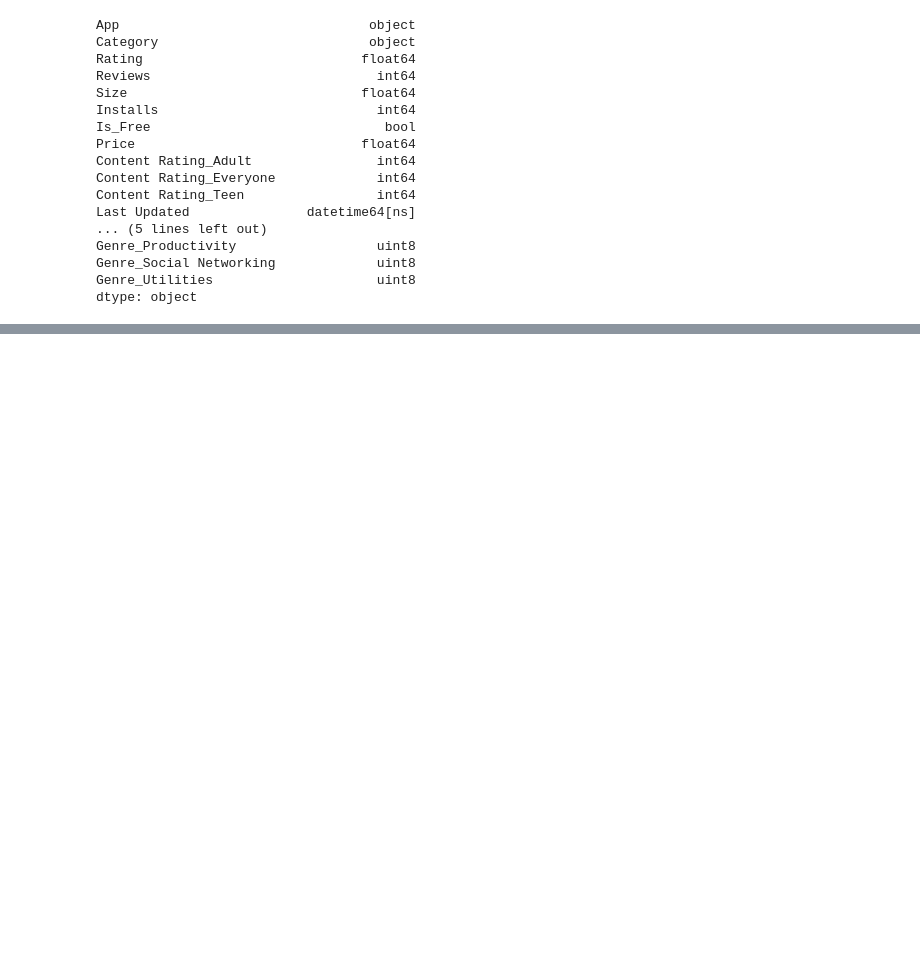
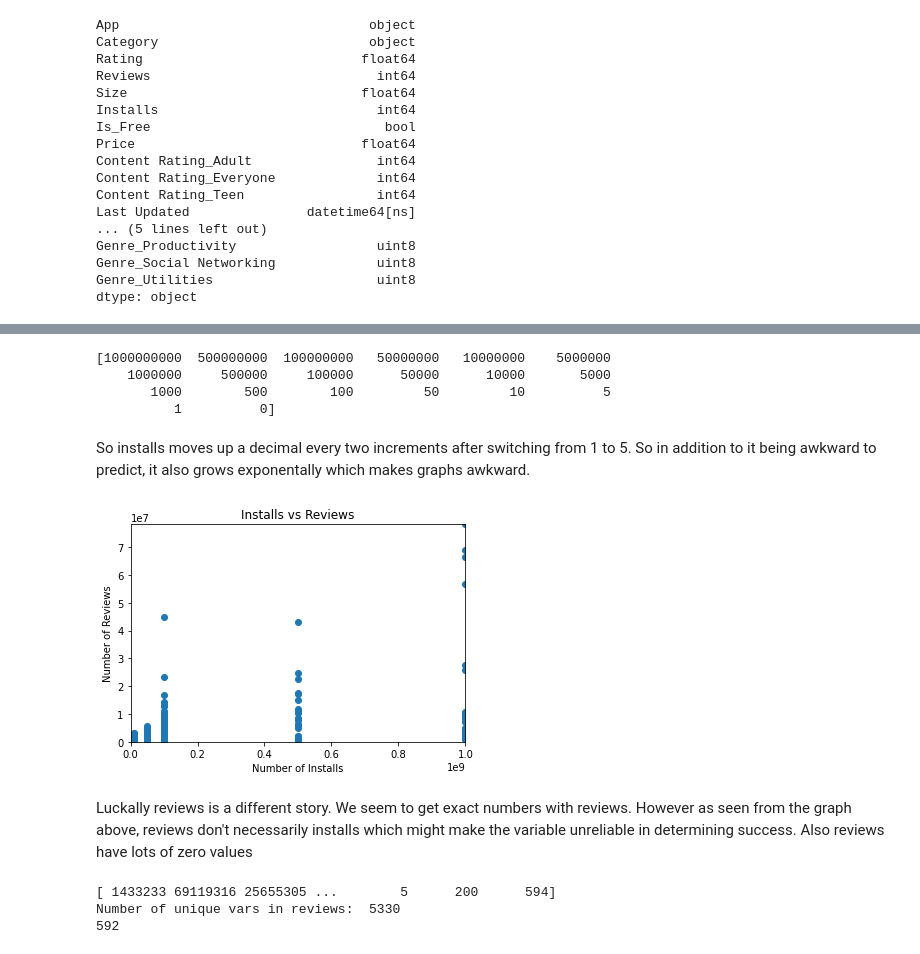
Before and after one commit to clabbott/app-data-analysis, a Jupyter notebook: FPT/Final_Proj_Tutorial.ipynb, the cells around one changed output, grey strips where cells are left out. Saved outputs shown, nothing was run; the diff lists cells and outputs as text; code cells hidden in the pictures; blank space fills up the shorter version.

```diff
--- a/FPT/Final_Proj_Tutorial.ipynb
+++ b/FPT/Final_Proj_Tutorial.ipynb
@@ -269,0 +320,30 @@ dtype: object
+# %%
+#amount of unique values in Installs
+print(df["Installs"].unique())
+# %% [output]
+[1000000000  500000000  100000000   50000000   10000000    5000000
+    1000000     500000     100000      50000      10000       5000
+       1000        500        100         50         10          5
+          1          0]
+# %% [markdown]
+So installs moves up a decimal every two increments after switching from 1 to 5. So in addition to it being awkward to predict, it also grows exponentally which makes graphs awkward.
+# %%
+plt.xlabel("Number of Installs")
+plt.ylabel("Number of Reviews")
+plt.title("Installs vs Reviews")
+plt.scatter(df["Installs"],df["Reviews"])
+plt.xlim(df["Installs"].min(), df["Installs"].max())
+plt.ylim(df["Reviews"].min(), df["Reviews"].max())
+plt.autoscale(False)
+#If we use this graph in the final product scales need to be adjusted.
+# %% [output]
+[figure, added]
+# %% [markdown]
+Luckally reviews is a different story. We seem to get exact numbers with reviews. However as seen from the graph above, reviews don't necessarily installs which might make the variable unreliable in determining success. Also reviews have lots of zero values
+# %%
+print(df["Reviews"].unique())
+print("Number of unique vars in reviews: ",len(df["Reviews"].unique()))
+# %% [output]
+[ 1433233 69119316 25655305 ...        5      200      594]
+Number of unique vars in reviews:  5330
+592
```
Also changed, not shown: parts of 16 cells of this notebook, 1 other file.
